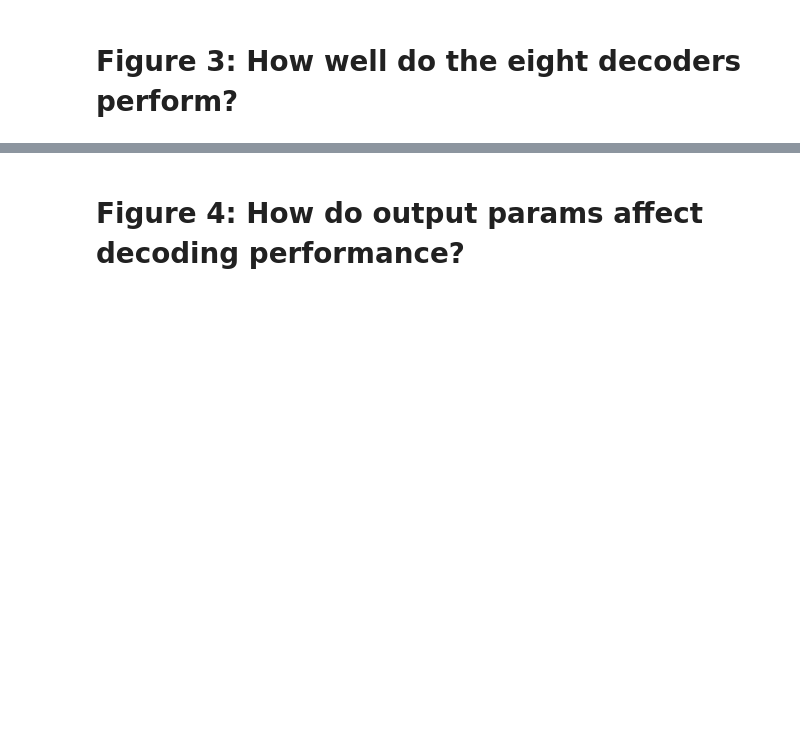
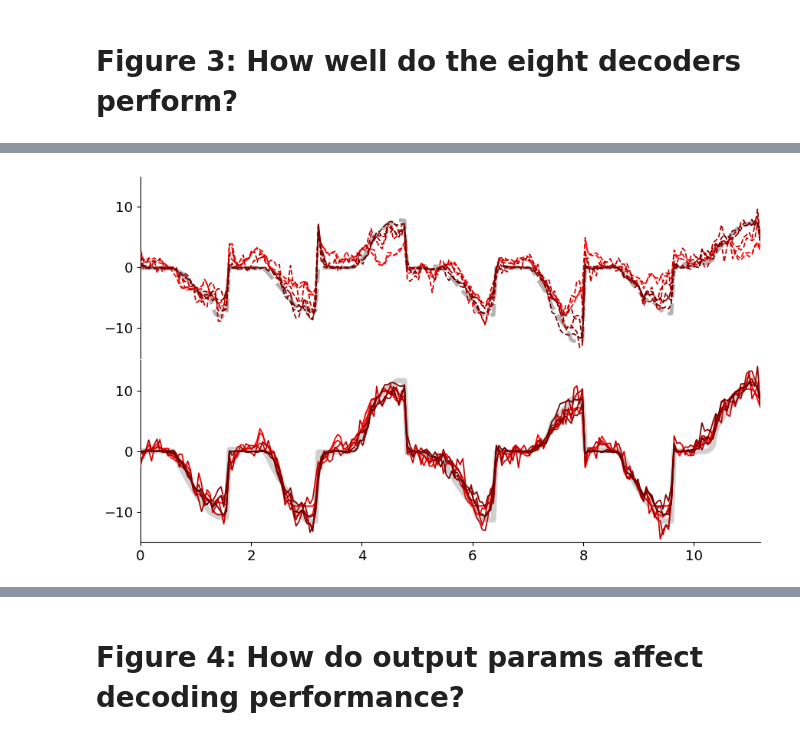
Before and after one commit to mayolabvision/NeuralDecoding, a Jupyter notebook: analyses/Manuscript_Plots.ipynb, the cells around one changed output, grey strips where cells are left out. Drawn from its saved outputs; the diff is of its cells as text; code cells hidden in the pictures; blank space fills up the shorter version.

Commit message:
updated plots

```diff
--- a/analyses/Manuscript_Plots.ipynb
+++ b/analyses/Manuscript_Plots.ipynb
@@ -323,7 +220,7 @@ R2_all,trl_names = [],[]
 for t in trl_nums[1:-1]:
     start_end = np.where(np.isin(conds[:, 0],t))[0]
 
-    i = 4
+    i = 0
     X_true = y_test[mdls[i]][start_end,0]
     Y_true = y_test[mdls[i]][start_end,1]
 
@@ -337,43 +234,46 @@ for t in trl_nums[1:-1]:
 R2_all = np.array(R2_all)
 trl_names = np.array(trl_names)
 
-Nts = 5
+Nts = 7
 plot_trls = trl_names[np.argsort(R2_all)[-Nts:]]
 bad_trls = trl_names[np.argsort(R2_all)[:Nts]]
 
 #################
 start_end = np.where(np.isin(conds[:, 0],plot_trls))[0]
 #print(conds[start_end,2])
-x = np.arange(0, start_end.shape[0]*10*Nts, 10*Nts) / 1000
+#x = np.arange(0, start_end.shape[0]*10*Nts, 10*Nts) / 1000
+x = np.linspace(0,Nts*1.6,start_end.shape[0])
 
 axes[0].plot(x,y_test[mdls[0]][start_end,0], color=(0.4,0.4,0.4), alpha=0.5, linewidth=3.5, linestyle='dashed', label='true (horizontal)',zorder=0)
 for i,j in zip(mdls,jmdls):
     if j!=4:
         axes[0].plot(x,y_test_predicted[i][start_end,0], color=reds[j], linewidth=lw, linestyle='dashed', label='predicted (horizontal)',zorder=j+1)
     else:
         axes[0].plot(x,y_test_predicted[i][start_end,0]*np.std(y_test[mdls[0]]), color=reds[j], linewidth=lw, linestyle='dashed', label='predicted (horizontal)',zorder=j+1)
 
 axes[0].set_xlim(x[0],x[-1])
-axes[0].set_ylim(-11.5,16)
+axes[0].set_ylim(-15,15)
 axes[0].set_xticks([])
 axes[0].set_yticks([-10,0,10])
 axes[0].spines['right'].set_color('none')
 axes[0].spines['bottom'].set_color('none')
 axes[0].spines['top'].set_color('none')
 
-axes[1].plot(x,y_test[mdls[0]][start_end,1], color=(0.4,0.4,0.4), alpha=0.3, linewidth=5.5, label='true (horizontal)',zorder=0)
+axes[1].plot(x,y_test[mdls[0]][start_end,1], color=(0.4,0.4,0.4), alpha=0.3, linewidth=5, label='true (horizontal)',zorder=0)
 for i,j in zip(mdls,jmdls):
     if j!=4:
         axes[1].plot(x,y_test_predicted[i][start_end,1], color=reds[j], linewidth=lw, linestyle='solid', label='predicted (horizontal)',zorder=j+1)
     else:
         axes[1].plot(x,y_test_predicted[i][start_end,1]*np.std(y_test[mdls[0]]), color=reds[j], linewidth=lw, linestyle='solid', label='predicted (horizontal)',zorder=j+1)
 
 axes[1].set_xlim(x[0],x[-1])
-axes[1].set_ylim(-14.5,12)
+axes[1].set_ylim(-15,15)
 axes[1].set_yticks([-10,0,10])
-axes[1].set_xticks([0,1,2,3,4,5,6,7,8])
+#axes[1].set_xticks([0,1,2,3,4,5,6,7,8])
 axes[1].spines['right'].set_color('none')
 axes[1].spines['top'].set_color('none')
 
 plt.subplots_adjust(wspace=0.25, hspace=0.01)
-#fig.savefig(fig_folder+'/traces_8models.png', dpi=600, bbox_inches='tight')
+#fig.savefig(fig_folder+'/traces_8models-pos.png', dpi=600, bbox_inches='tight')
+# %% [output]
+[figure, added]
```
Also changed, not shown: parts of 20 cells of this notebook.
